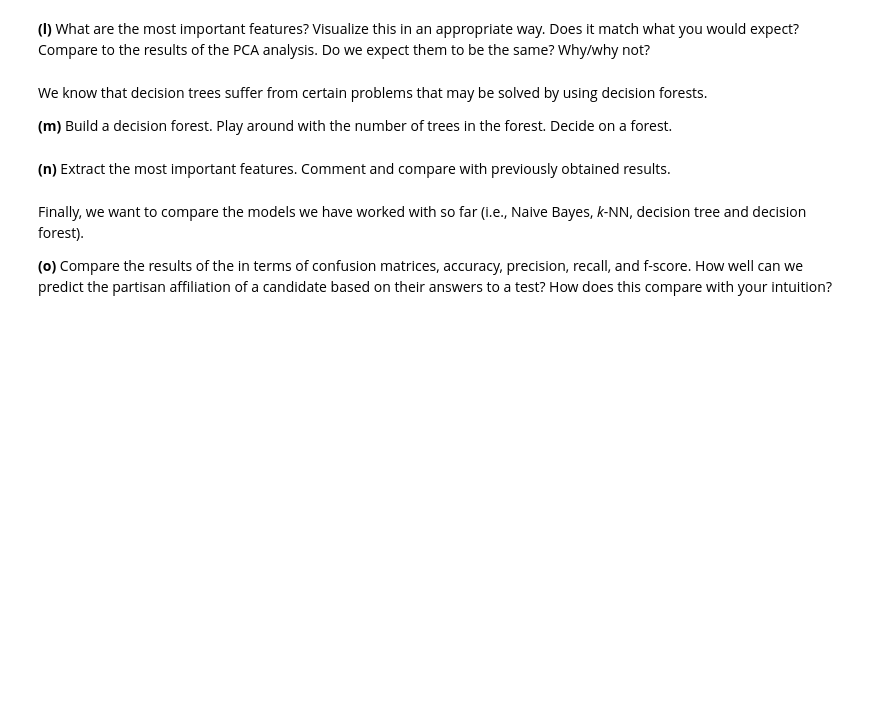
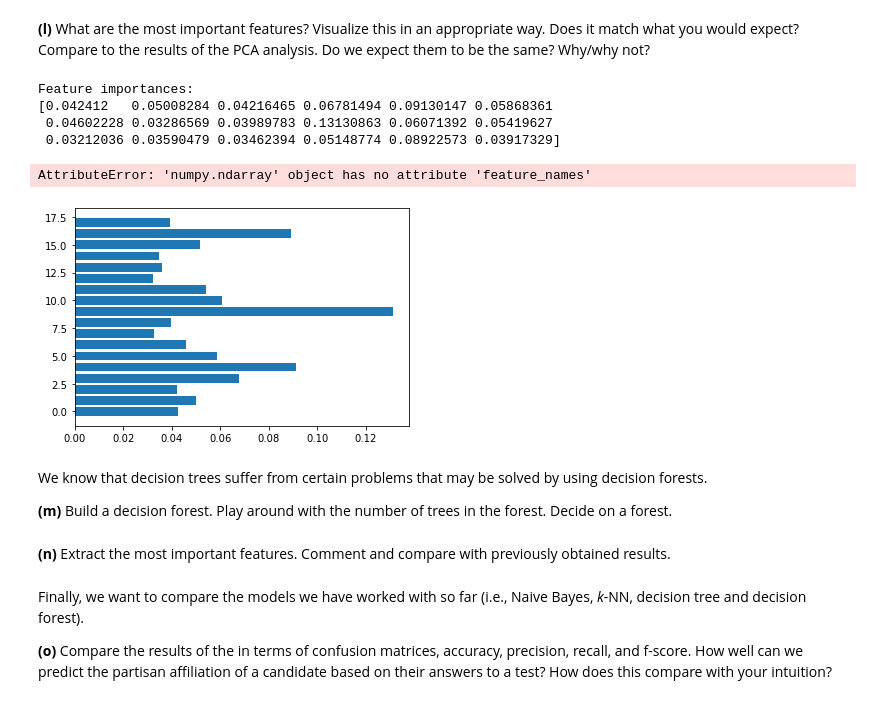
Before and after one commit to Beadhangerone/MAL, a Jupyter notebook: MAL1 Project 2022.ipynb, the cells around one changed output. Drawn from its saved outputs; the diff is of its cells as text; code cells hidden in the pictures; blank space fills up the shorter version.

```diff
--- a/MAL1 Project 2022.ipynb
+++ b/MAL1 Project 2022.ipynb
@@ -2288,5 +2378,24 @@ __(k)__ Build a decision tree with at least the depth from above. Play around wi
 # %% [markdown]
 __(l)__ What are the most important features? Visualize this in an appropriate way. Does it match what you would expect? Compare to the results of the PCA analysis. Do we expect them to be the same? Why/why not?
+# %%
+tree = DecisionTreeClassifier(max_depth = 10, random_state = 69)
+tree.fit(X_train, y_train)
+print("Feature importances:\n{}".format(tree.feature_importances_))
+def plot_feature_importances_cancer(model):
+    n_features = X_Databorg.shape[1]
+    plt.barh(range(n_features), model.feature_importances_, align='center')
+    plt.yticks(np.arange(n_features), X_Databorg.feature_names)
+    plt.xlabel("Feature importance")
+    plt.ylabel("Feature")
+
+plot_feature_importances_cancer(tree)
+# %% [output]
+Feature importances:
+[0.042412   0.05008284 0.04216465 0.06781494 0.09130147 0.05868361
+ 0.04602228 0.03286569 0.03989783 0.13130863 0.06071392 0.05419627
+ 0.03212036 0.03590479 0.03462394 0.05148774 0.08922573 0.03917329]
+AttributeError: 'numpy.ndarray' object has no attribute 'feature_names'
+[figure, added]
 # %% [markdown]
 We know that decision trees suffer from certain problems that may be solved by using decision forests.
 
```
Also changed, not shown: parts of 24 cells of this notebook, 2 other files.
